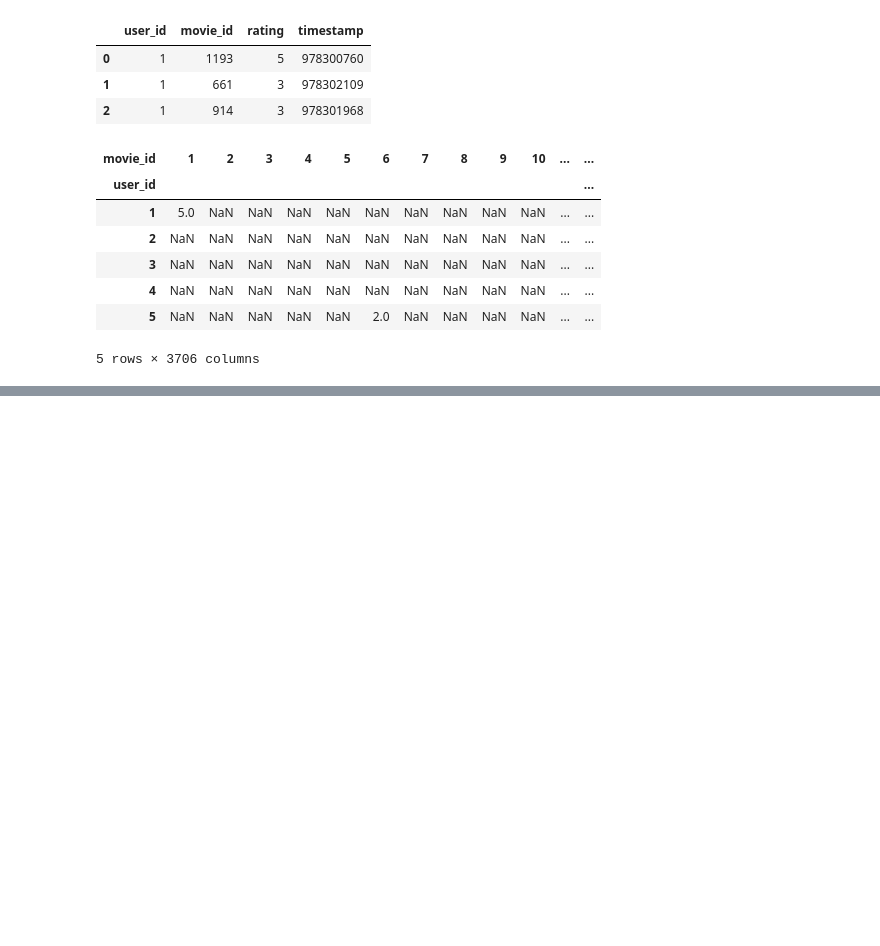
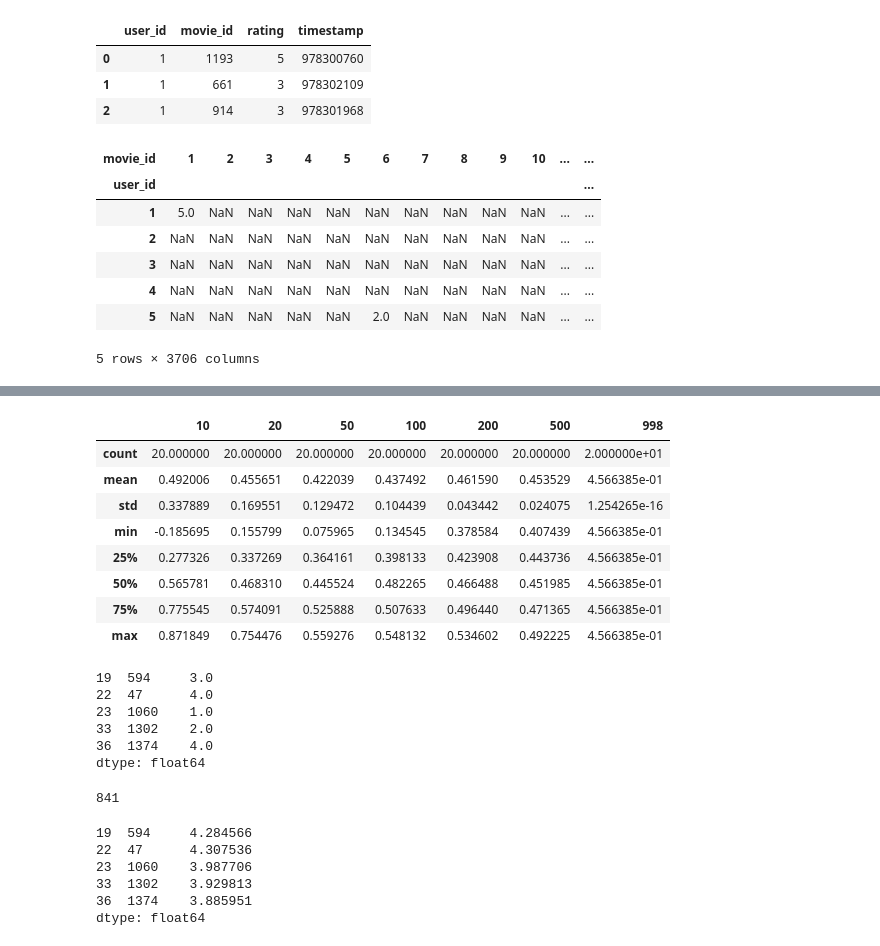
Before and after one commit to lovelystranger/Jupyter, a Jupyter notebook: 协同过滤推荐.ipynb, the cells around one changed output, grey strips where cells are left out. Drawn from its saved outputs; the diff is of its cells as text; code cells hidden in the pictures; blank space fills up the shorter version.

```diff
--- a/协同过滤推荐.ipynb
+++ b/协同过滤推荐.ipynb
@@ -23,0 +46,8 @@ data[:5]
+# %%
+import numpy as np
+periods_test = DataFrame(np.zeros((20,7)),columns = [10,20,50,100,200,500,998])
+for i in periods_test.index:
+    for j in periods_test.columns:
+        sample = test.reindex(columns = np.random.permutation(test.columns)[:j])
+        periods_test.loc[i,j] = sample.iloc[0].corr(sample.iloc[1])
+periods_test[:5]
@@ -23,0 +61,62 @@ data[:5]
+# %%
+periods_test.describe()
+# %% [output]
+|  | 10 | 20 | 50 | 100 | 200 | 500 | 998 |
+| count | 20.000000 | 20.000000 | 20.000000 | 20.000000 | 20.000000 | 20.000000 | 2.000000e+01 |
+| mean | 0.492006 | 0.455651 | 0.422039 | 0.437492 | 0.461590 | 0.453529 | 4.566385e-01 |
+| std | 0.337889 | 0.169551 | 0.129472 | 0.104439 | 0.043442 | 0.024075 | 1.254265e-16 |
+| min | -0.185695 | 0.155799 | 0.075965 | 0.134545 | 0.378584 | 0.407439 | 4.566385e-01 |
+| 25% | 0.277326 | 0.337269 | 0.364161 | 0.398133 | 0.423908 | 0.443736 | 4.566385e-01 |
+| 50% | 0.565781 | 0.468310 | 0.445524 | 0.482265 | 0.466488 | 0.451985 | 4.566385e-01 |
+| 75% | 0.775545 | 0.574091 | 0.525888 | 0.507633 | 0.496440 | 0.471365 | 4.566385e-01 |
+| max | 0.871849 | 0.754476 | 0.559276 | 0.548132 | 0.534602 | 0.492225 | 4.566385e-01 |
+# %%
+check_size = 1000
+check = {}
+check_data = data.copy()#复制一份data用于检验，以免篡改原数据
+check_data = check_data.loc[check_data.count(axis=1)>200]#滤除评价数小于200的用户
+for user in np.random.permutation(check_data.index):
+    movie = np.random.permutation(check_data.loc[user].dropna().index)[0]
+    check[(user,movie)] = check_data.loc[user,movie]
+    check_data.loc[user,movie] = np.nan
+    check_size -=1
+    if not check_size:
+        break
+corr = check_data.T.corr(min_periods = 200)
+corr_clean = corr.dropna(how = 'all')
+corr_clean = corr_clean.dropna(axis=1,how='all')#删除全空的行和列
+check_ser = Series(check)#这是被提取出来的1000个真实评分
+check_ser[:5]
+# %% [output]
+19  594     3.0
+22  47      4.0
+23  1060    1.0
+33  1302    2.0
+36  1374    4.0
+dtype: float64
+# %%
+result = Series(np.nan,index = check_ser.index)
+for user,movie in result.index:
+    prediction = []
+    if user in corr_clean.index:
+        corr_set = corr_clean[user][corr_clean[user]>0.1].dropna()#仅限大于0.1的用户
+    else:continue
+    for other in corr_set.index:
+        if not np.isnan(data.loc[other,movie]) and other != user:#注意bool(np.nan)==True
+            prediction.append((data.loc[other,movie],corr_set[other]))
+    if prediction:
+        result[(user,movie)] = sum([value*weight for value,weight in prediction])/sum([pair[1] for pair in prediction])
+
+result.dropna(inplace=True)
+len(result)#随机抽取的1000个用户中也有被min_periods=200刷掉的
+# %% [output]
+841
+# %%
+result[:5]
+# %% [output]
+19  594     4.284566
+22  47      4.307536
+23  1060    3.987706
+33  1302    3.929813
+36  1374    3.885951
+dtype: float64
```
Also changed, not shown: parts of 8 cells of this notebook.
